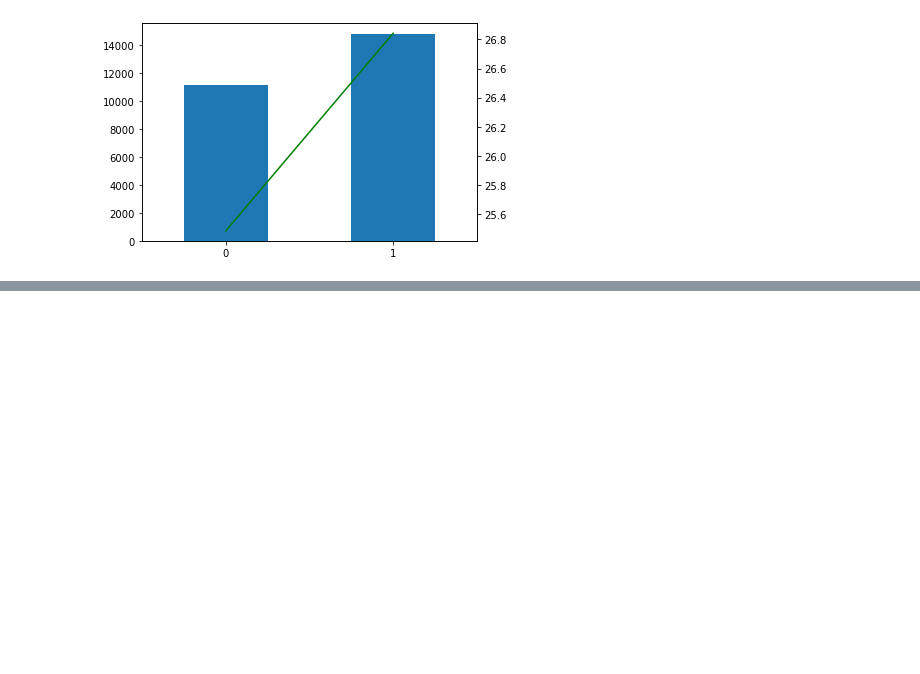
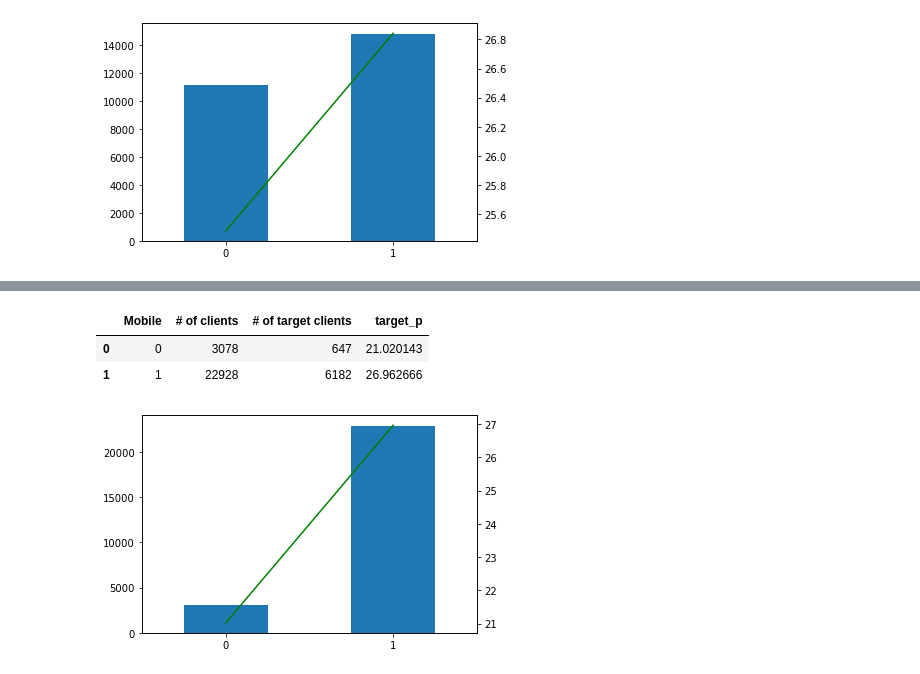
Before and after one commit to juancuiule/ml-utn-2c-2022, a Jupyter notebook: plots.ipynb, the cells around one changed output, grey strips where cells are left out. Drawn from its saved outputs; the diff is of its cells as text; code cells hidden in the pictures; blank space fills up the shorter version.

```diff
--- a/plots.ipynb
+++ b/plots.ipynb
@@ -223,0 +231,7 @@ plot_categorical_data('sex_ordinal', key_map=sex_map)
+# %%
+plot_categorical_data('Mobile')
+# %% [output]
+|  | Mobile | # of clients | # of target clients | target_p |
+| 0 | 0 | 3078 | 647 | 21.020143 |
+| 1 | 1 | 22928 | 6182 | 26.962666 |
+[figure, added]
```
Also changed, not shown: parts of 1 cell of this notebook, 1 other file.
